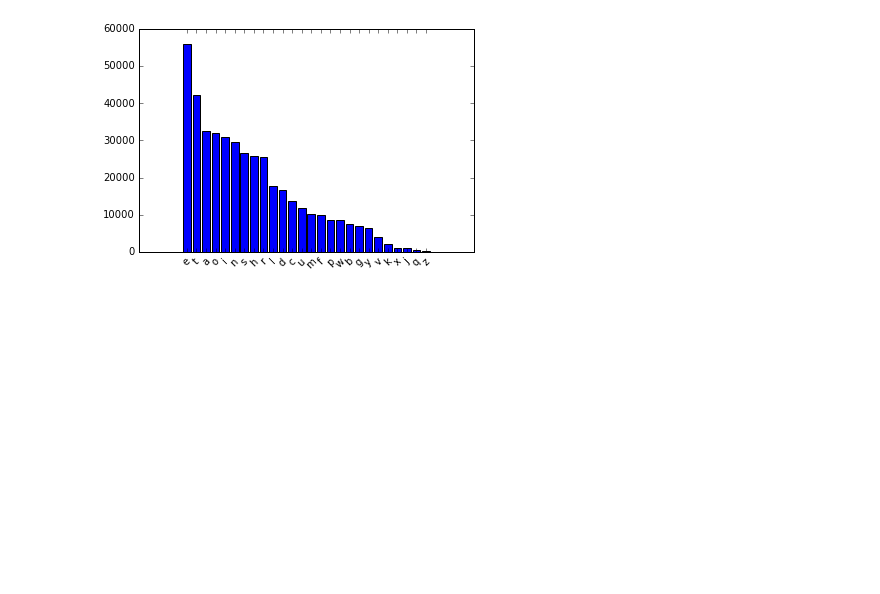
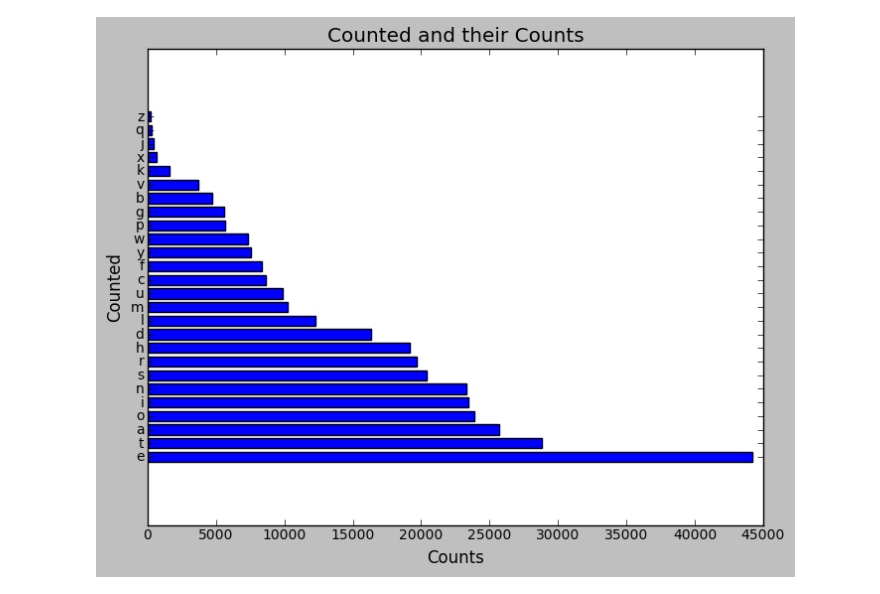
Before and after one commit to cohpy/challenge-201604-words, a Jupyter notebook: word_count.ipynb, the cells around one changed output. Saved outputs shown, nothing was run; the diff lists cells and outputs as text; code cells hidden in the pictures; blank space fills up the shorter version.

Commit message:
Installed matplotlib and have working plot prototypes.

```diff
--- a/word_count.ipynb
+++ b/word_count.ipynb
@@ -3,6 +1,14 @@ from word_count import *
+# %%
+from word_count import *
+
+MANU_STRING = 'This is?\r my |file.\nIt is alright\t 123 I suppose...\nThis is !really! just a test.\nI hope it, works'
+MANU_STRING_2 = 'This is just another string but longer and with no newlines to test the read_in_string method. is is.'
+
+FRANKEN_TEXT = './static/pg83.txt'
+MOON_TEXT = './static/pg84.txt'
+MANU_TEXT = './static/test.txt'
 # %%
-# stein = WordCounter().read_in_file(TARGET_FILE, 10)
-stein = WordCounter().read_in_file(TARGET_FILE, length=20)
+stein = WordCounter().read_in_file(FRANKEN_TEXT, length=20)
 stein
 # %% [output]
 [('the', 7785),
@@ -26,7 +32,7 @@ stein
  ('be', 546),
  ('but', 537)]
 # %%
-moon = LetterCounter().read_in_file(TARGET_FILE, length=None)
+moon = LetterCounter().read_in_file(MOON_TEXT, length=None)
 # %%
 moon
 # %% [output]
@@ -70,11 +76,16 @@ plt.show()
 # %%
 wordsdict = OrderedDict()
 for w in moon:
     wordsdict[w[0]] = w[1]
 
-plt.bar(range(len(wordsdict)), wordsdict.values(), align='center')
-plt.xticks(range(len(wordsdict)), wordsdict.keys(), rotation=45)
+plt.rcdefaults()
+plt.barh(range(len(wordsdict)), wordsdict.values(), align='center', height=0.75)
+plt.tick_params(labelsize='small', pad=2.5)
+plt.title('Counted and their Counts')
+plt.xlabel('Counts')
+plt.ylabel('Counted')
+plt.yticks(range(len(wordsdict)), wordsdict.keys(), fontsize=10)
 
 plt.show()
 # %% [output]
-[figure, old version]
+[figure, new version]
```
Also changed, not shown: parts of 3 cells of this notebook.
